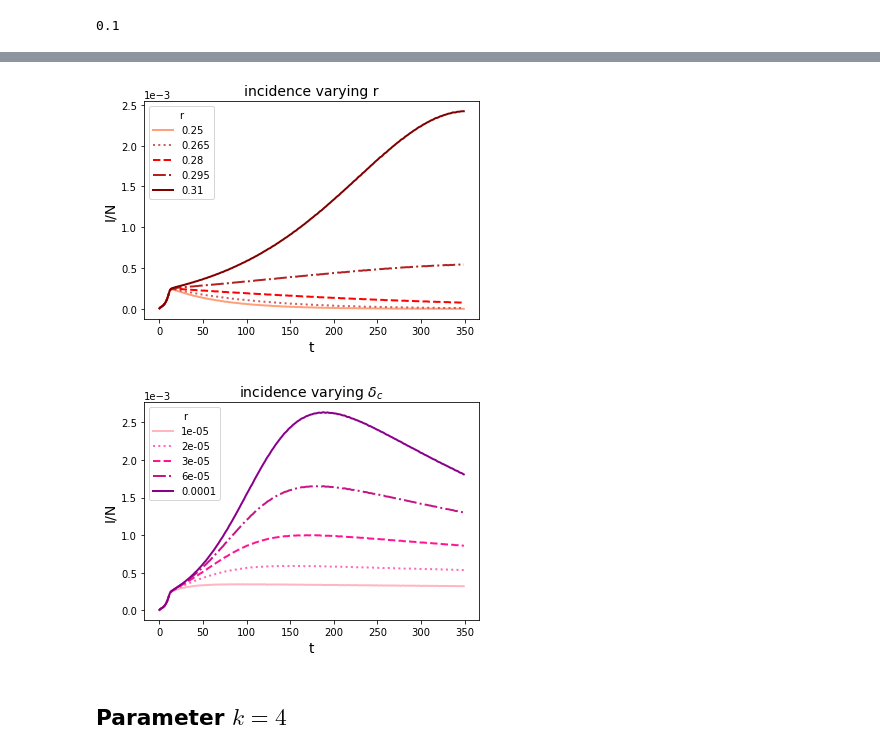
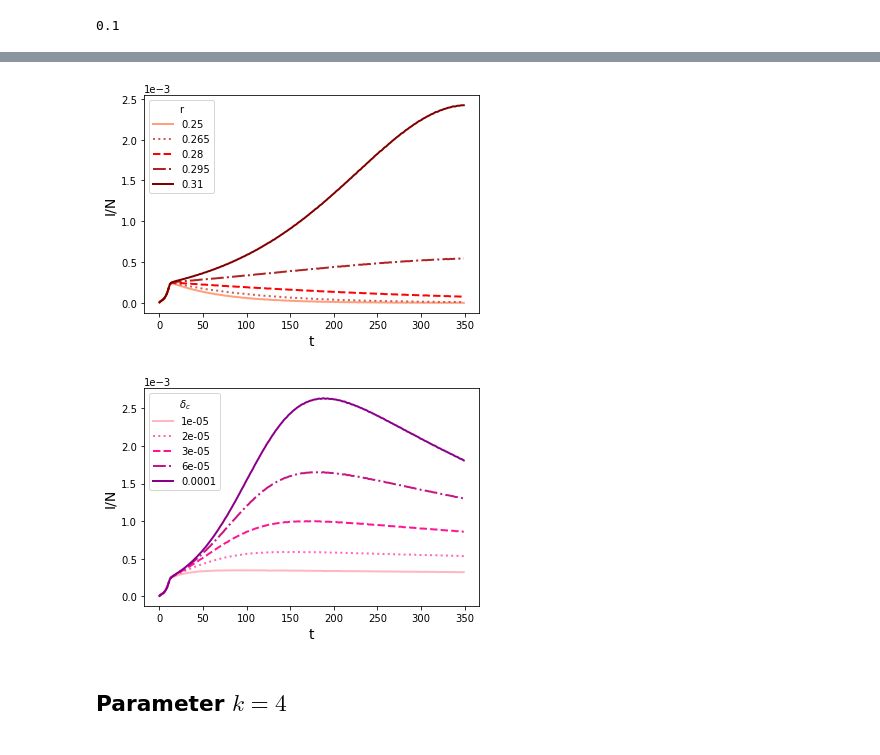
Before and after one commit to giuliacampesan/LDEProject, a Jupyter notebook: LDE_Project.ipynb, the cells around one changed output, grey strips where cells are left out. Saved outputs shown, nothing was run; the diff lists cells and outputs as text; code cells hidden in the pictures.

```diff
--- a/LDE_Project.ipynb
+++ b/LDE_Project.ipynb
@@ -120,14 +120,14 @@ for i,(col,col1) in enumerate(zip(z, z1)):
     ax = axs[m.floor(i/2), i%2]
     ax.plot(t, col.T, color='red', lw=2)
     ax.plot(t, col1.T, color='green', lw=2)
-    ax.set_xlabel('t', fontsize=14)
-    ax.set_ylabel(labels[i], fontsize=14)
+    ax.set_xlabel('t', fontsize=16)
+    ax.set_ylabel(labels[i], fontsize=16)
     ax.ticklabel_format(axis="y", style="sci", scilimits=(0,0))
-    ax.set_title(names[i], fontsize=14)
+    ax.set_title(names[i], fontsize=16)
 
 
 fig.legend(['permanent, short term fear', 'permanent, no fear'],
-                         loc='lower center')
+                         loc='lower center', fontsize=16)
 plt.savefig('permanent_VS_no_fear.png', dpi=300)
 plt.show()
 # %% [output]
@@ -268,42 +268,42 @@ for i in range(5):
 plt.xlabel('t', fontsize=14)
 plt.ylabel('I/N', fontsize=14)
 plt.ticklabel_format(axis="y", style="sci", scilimits=(0,0))
-plt.title('incidence varying r', fontsize=14)
+#plt.title('incidence varying r', fontsize=14)
 plt.legend(rates, title='r')
 plt.savefig('incidence_varying_r.png', dpi=300)
 plt.show()
 # %% [output]
-[figure, old version]
+[figure, new version]
 # %%
 # infected dynamics
 # changing delta_c
 
 delta_c = np.logspace(-5, -4, 5)
 rates = 0.35
 
 linestyles = ['solid', 'dotted', 'dashed', 'dashdot', 'solid']
 colors = ['lightpink', 'hotpink', 'deeppink', 'mediumvioletred', 'darkmagenta']
 
 Is = np.zeros(shape=(5, t_max))
 for i,delta in enumerate(delta_c):
     sol = solve_ivp(mymodel_hosp, [0,t_max], z0, dense_output=True, args=(beta, mu, gamma, fD, delta, k, nu, rates, t_thrsld))
     S, E, I, R, H, D = sol.sol(t)
     Is[i,:]=I
 
 for i in range(5):
     plt.plot(t, Is[i], color=colors[i], linewidth=2, linestyle=linestyles[i])
 plt.xlabel('t', fontsize=14)
 plt.ylabel('I/N', fontsize=14)
 plt.ticklabel_format(axis="y", style="sci", scilimits=(0,0))
-plt.title(r'incidence varying $\delta_c$', fontsize=14)
-plt.legend(np.round(delta_c, 5), title='r')
+#plt.title(r'incidence varying $\delta_c$', fontsize=14)
+plt.legend(np.round(delta_c, 5), title=r'$\delta_c$')
 
 plt.savefig('incidence_varying_delta.png', dpi=300)
 
 
 plt.show()
 # %% [output]
-[figure, old version]
+[figure, new version]
 # %% [markdown]
 ## Parameter $k = 4$
 # %% [markdown]
```
Also changed, not shown: parts of 11 cells of this notebook.
